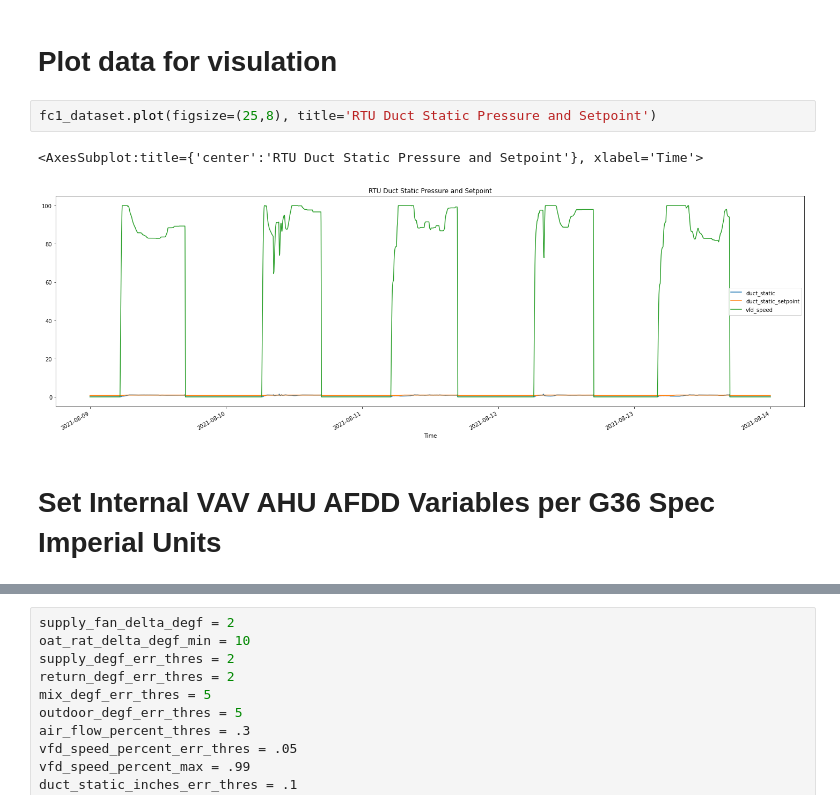
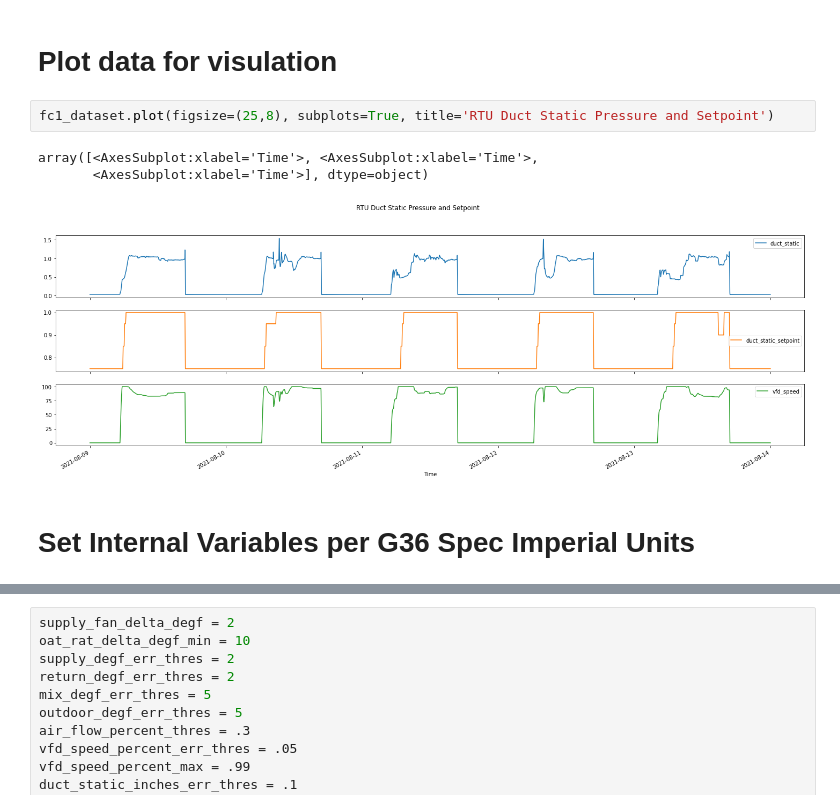
Before and after one commit to spillz-dxb/my-weekend-fdd-hobby, a Jupyter notebook: fc1_fan_ductpressure.ipynb, the cells around one changed output, grey strips where cells are left out. Drawn from its saved outputs; the diff is of its cells as text.

```diff
--- a/fc1_fan_ductpressure.ipynb
+++ b/fc1_fan_ductpressure.ipynb
@@ -41,12 +46,13 @@ Index(['duct_static', 'duct_static_setpoint', 'vfd_speed'], dtype='object')
 # %% [markdown]
 # Plot data for visulation
 # %%
-fc1_dataset.plot(figsize=(25,8), title='RTU Duct Static Pressure and Setpoint')
+fc1_dataset.plot(figsize=(25,8), subplots=True, title='RTU Duct Static Pressure and Setpoint')
 # %% [output]
-<AxesSubplot:title={'center':'RTU Duct Static Pressure and Setpoint'}, xlabel='Time'>
+array([<AxesSubplot:xlabel='Time'>, <AxesSubplot:xlabel='Time'>,
+       <AxesSubplot:xlabel='Time'>], dtype=object)
-[figure, old version]
+[figure, new version]
 # %% [markdown]
-# Set Internal VAV AHU AFDD Variables per G36 Spec Imperial Units
+# Set Internal Variables per G36 Spec Imperial Units
 # %% [markdown]
 ![image.png](attachment:6c44f948-7392-4c2d-a01e-e8db21ff1212.png)
 # %%
```
Also changed, not shown: parts of 31 cells of this notebook, 22 other files.
